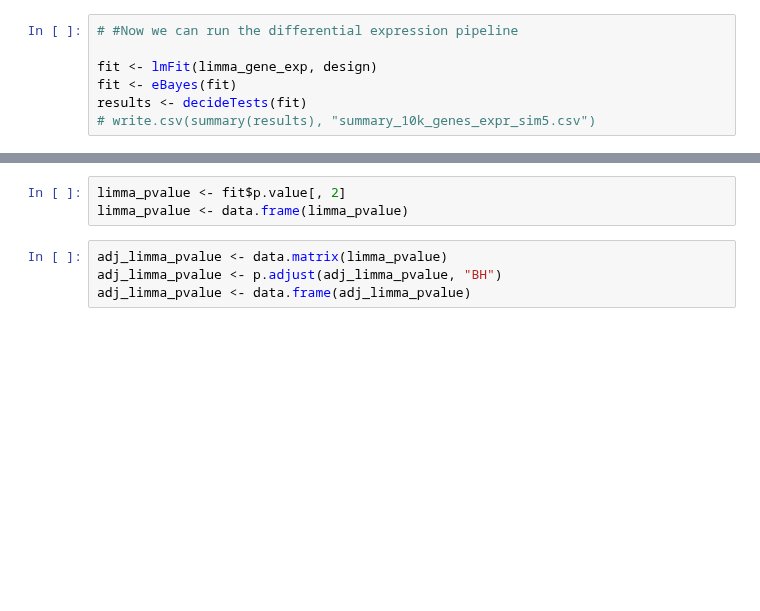
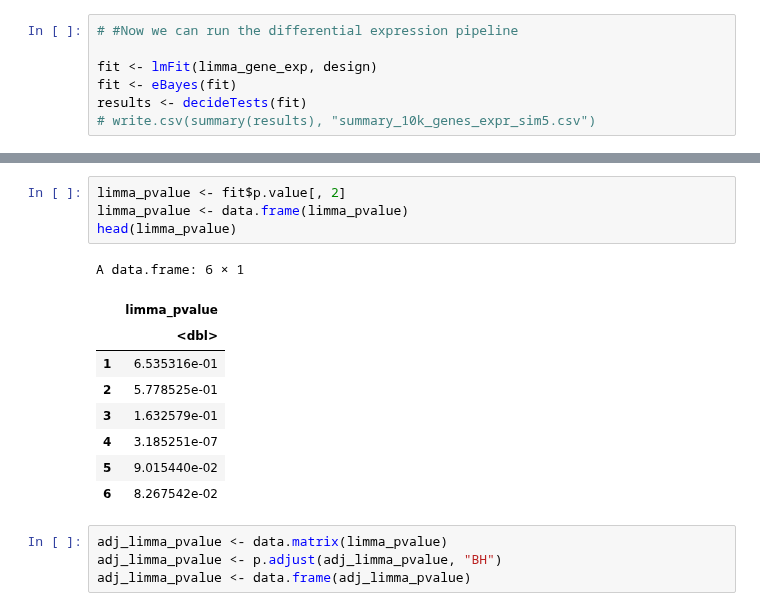
Before and after one commit to almedida/thesis, a Jupyter notebook: simulation_all.ipynb, the cells around one changed output, grey strips where cells are left out. Drawn from its saved outputs; the diff is of its cells as text; blank space fills up the shorter version.

```diff
--- a/simulation_all.ipynb
+++ b/simulation_all.ipynb
@@ -194,6 +227,17 @@ results <- decideTests(fit)
 # %%
 limma_pvalue <- fit$p.value[, 2]
 limma_pvalue <- data.frame(limma_pvalue)
+head(limma_pvalue)
+# %% [output]
+A data.frame: 6 × 1
+|  | limma_pvalue |
+|  | <dbl> |
+| 1 | 6.535316e-01 |
+| 2 | 5.778525e-01 |
+| 3 | 1.632579e-01 |
+| 4 | 3.185251e-07 |
+| 5 | 9.015440e-02 |
+| 6 | 8.267542e-02 |
 # %%
 adj_limma_pvalue <- data.matrix(limma_pvalue)
 adj_limma_pvalue <- p.adjust(adj_limma_pvalue, "BH")
```
Also changed, not shown: parts of 8 cells of this notebook.
